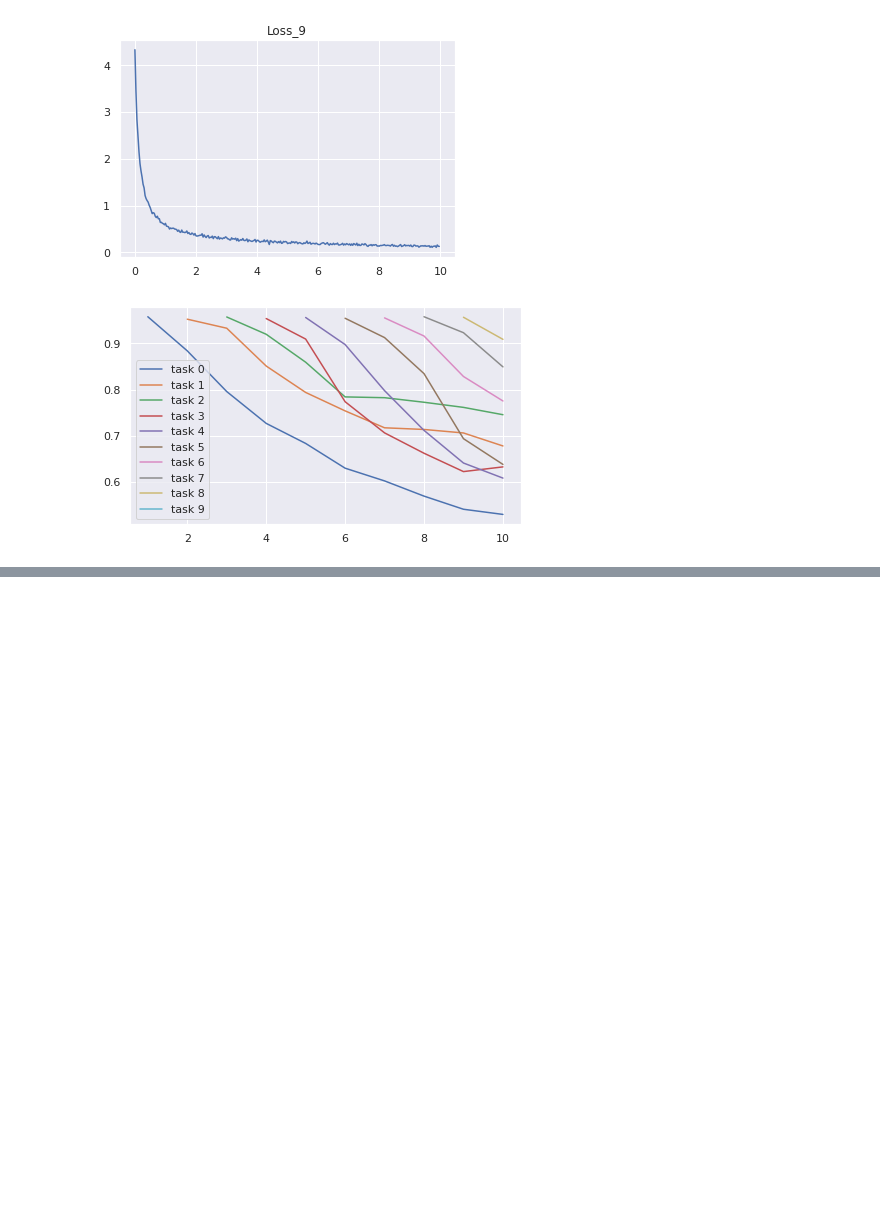
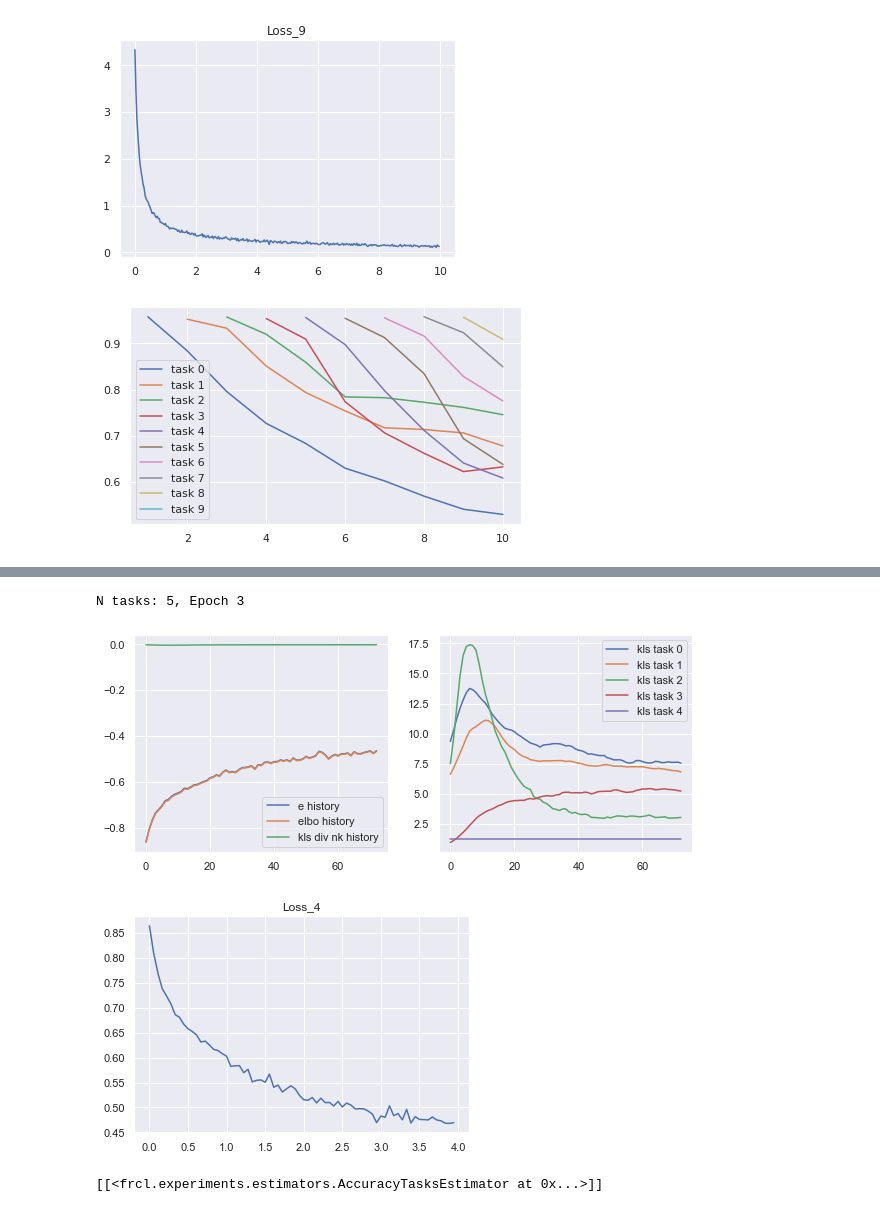
Before and after one commit to AndreevP/FRCL, a Jupyter notebook: notebooks/pipeline_demo.ipynb, the cells around one changed output, grey strips where cells are left out. Drawn from its saved outputs; the diff is of its cells as text; code cells hidden in the pictures; blank space fills up the shorter version.

```diff
--- a/notebooks/pipeline_demo.ipynb
+++ b/notebooks/pipeline_demo.ipynb
@@ -85,0 +87,11 @@ plt.show()
+# %%
+from frcl.experiments.pipeline import FRCLStatTrace
+task = SplitMnistTask()
+frcl_pipeline =  FRCLStatTrace(task, n_repeat=1, device='cpu', n_epochs=4, lr=1e-5, batch_size=32, n_inducing=10, n_classes=2, int_compute_method='SVI', N_samples=20)
+# %%
+frcl_pipeline.run()
+# %% [output]
+N tasks: 5, Epoch 3
+[figure, added]
+[figure, added]
+[[<frcl.experiments.estimators.AccuracyTasksEstimator at 0x...>]]
```
Also changed, not shown: parts of 4 cells of this notebook, 5 other files.
